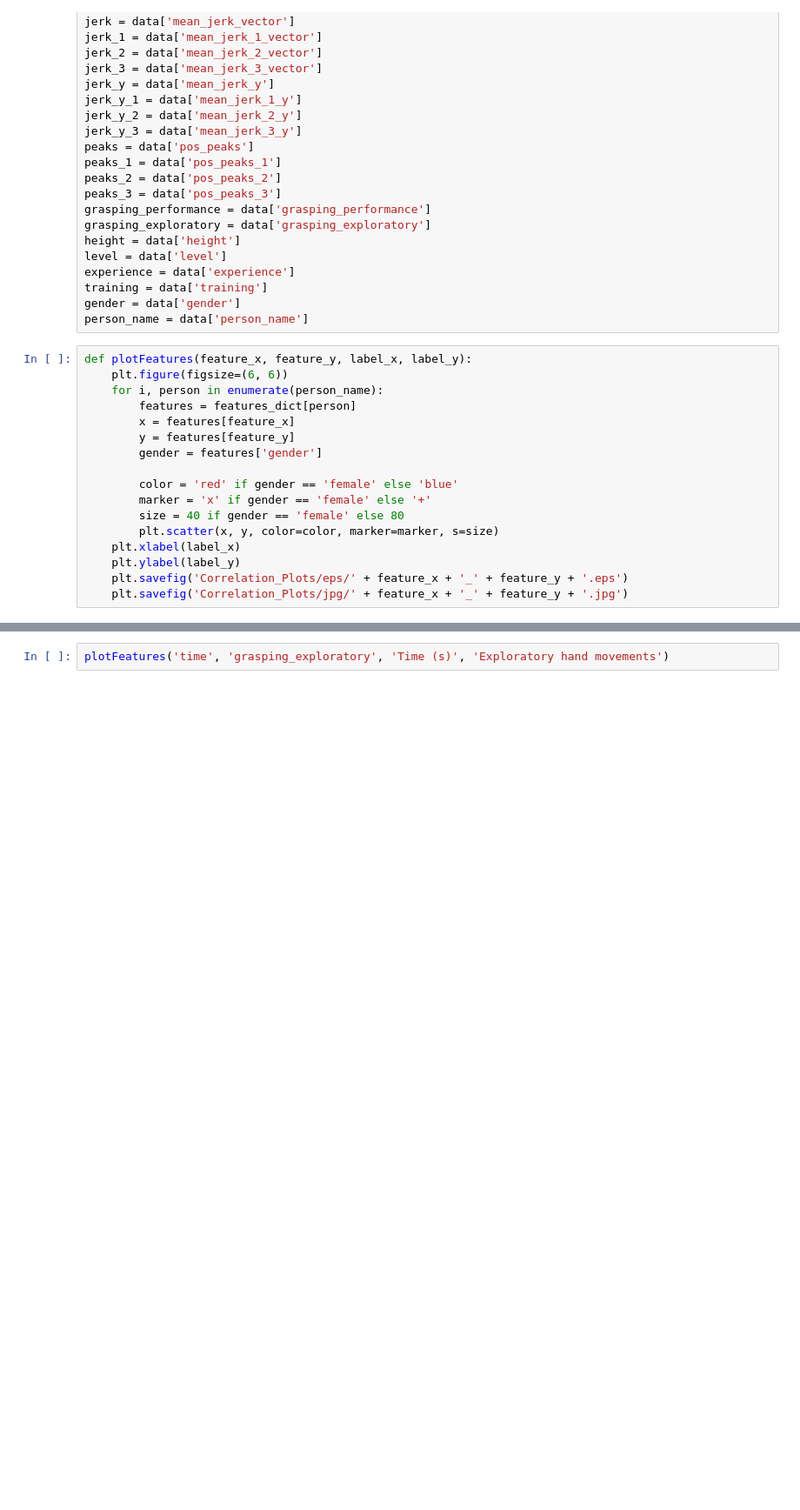
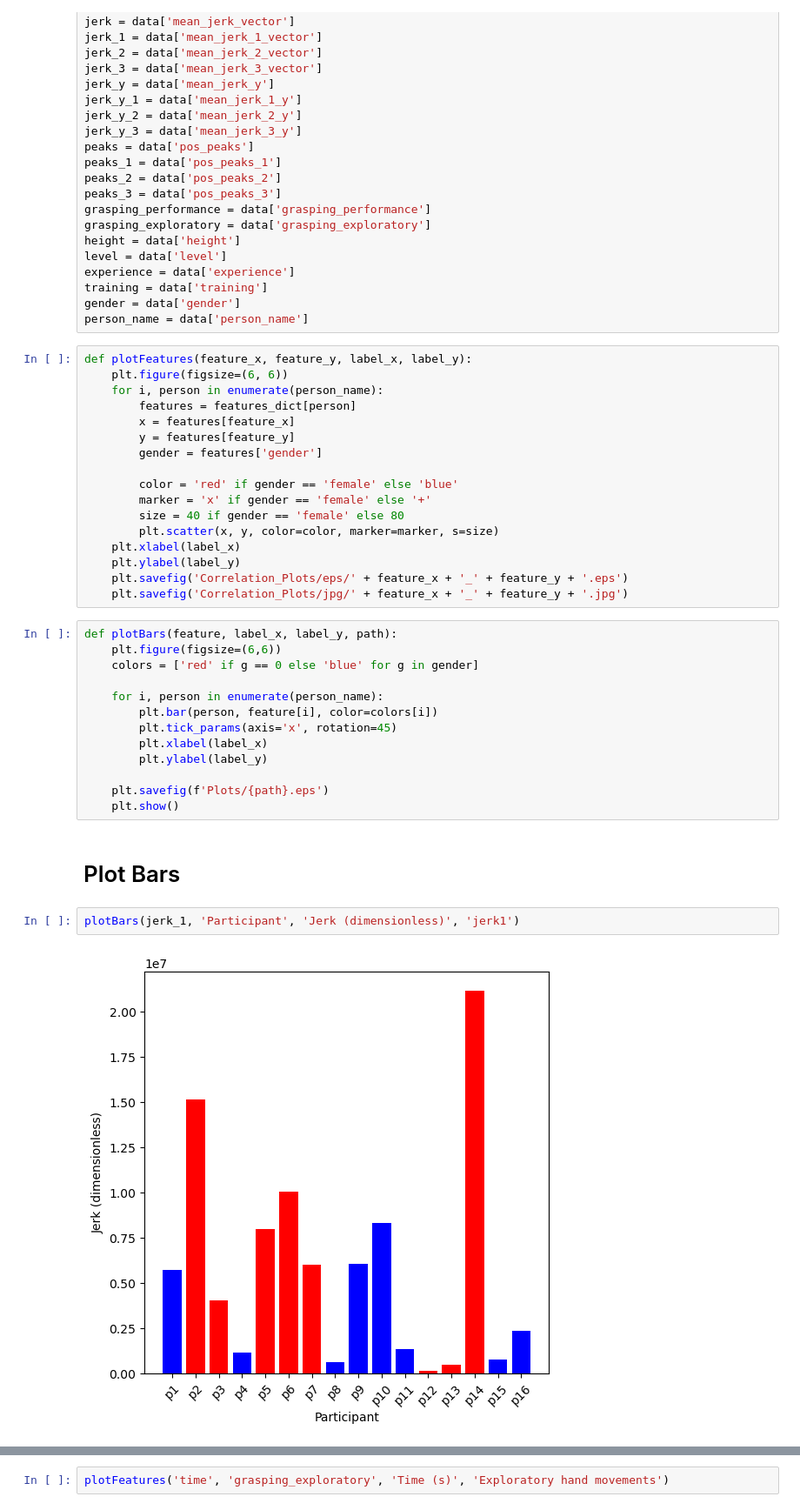
Before and after one commit to doertiboy/MasterStudy, a Jupyter notebook: Plotting.ipynb, the cells around one changed output, grey strips where cells are left out. Shown at 87% size. Saved outputs shown, nothing was run; the diff lists cells and outputs as text; blank space fills up the shorter version.

```diff
--- a/Plotting.ipynb
+++ b/Plotting.ipynb
@@ -46,3 +46,22 @@ def plotFeatures(feature_x, feature_y, label_x, label_y):
     plt.ylabel(label_y)
     plt.savefig('Correlation_Plots/eps/' + feature_x + '_' + feature_y + '.eps')
     plt.savefig('Correlation_Plots/jpg/' + feature_x + '_' + feature_y + '.jpg')
+# %%
+def plotBars(feature, label_x, label_y, path):
+    plt.figure(figsize=(6,6))
+    colors = ['red' if g == 0 else 'blue' for g in gender]
+
+    for i, person in enumerate(person_name):
+        plt.bar(person, feature[i], color=colors[i])
+        plt.tick_params(axis='x', rotation=45)
+        plt.xlabel(label_x)
+        plt.ylabel(label_y)
+
+    plt.savefig(f'Plots/{path}.eps')
+    plt.show()
+# %% [markdown]
+# Plot Bars
+# %%
+plotBars(jerk_1, 'Participant', 'Jerk (dimensionless)', 'jerk1')
+# %% [output]
+[figure, added]
```
Also changed, not shown: parts of 13 cells of this notebook, 28 other files.
